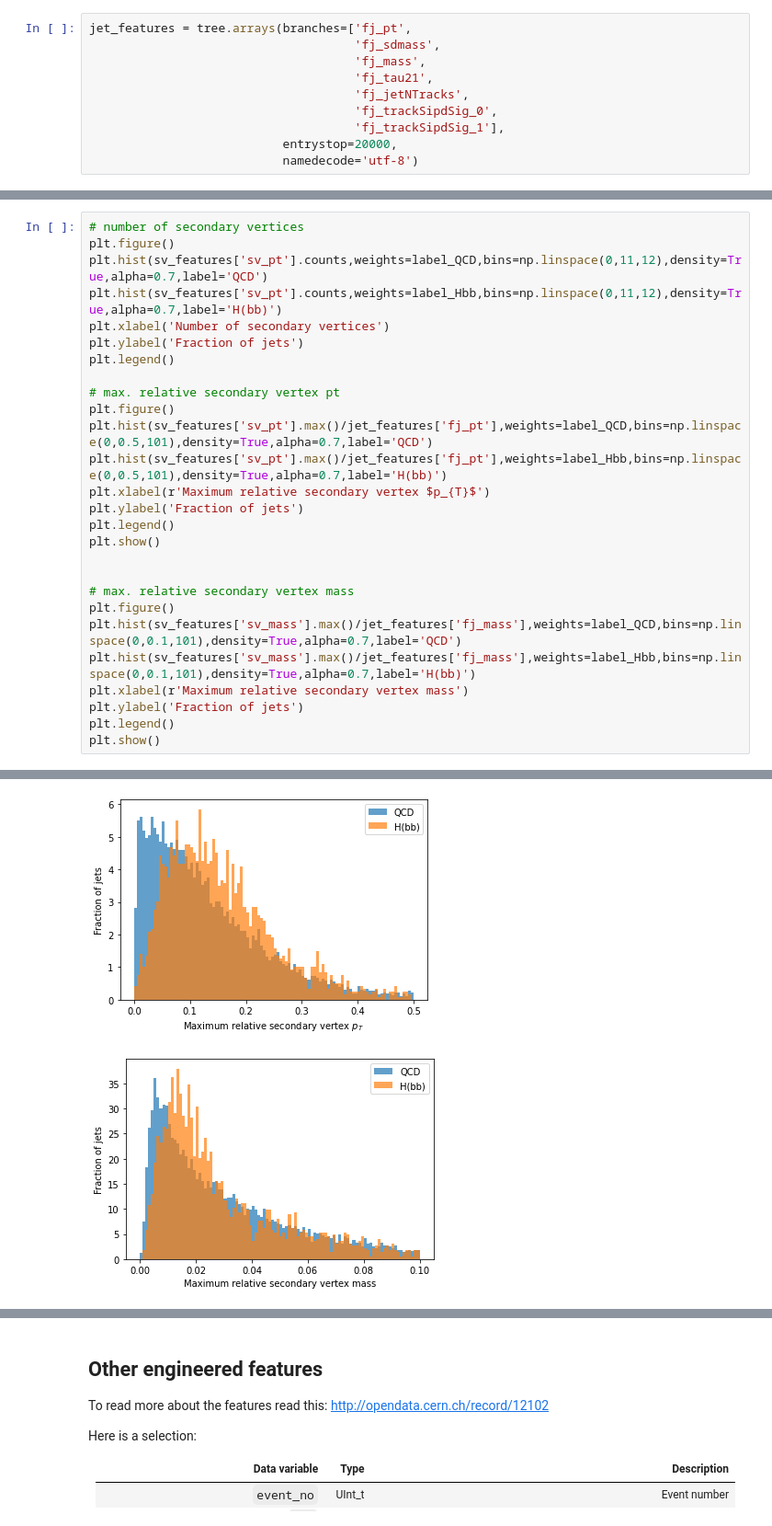
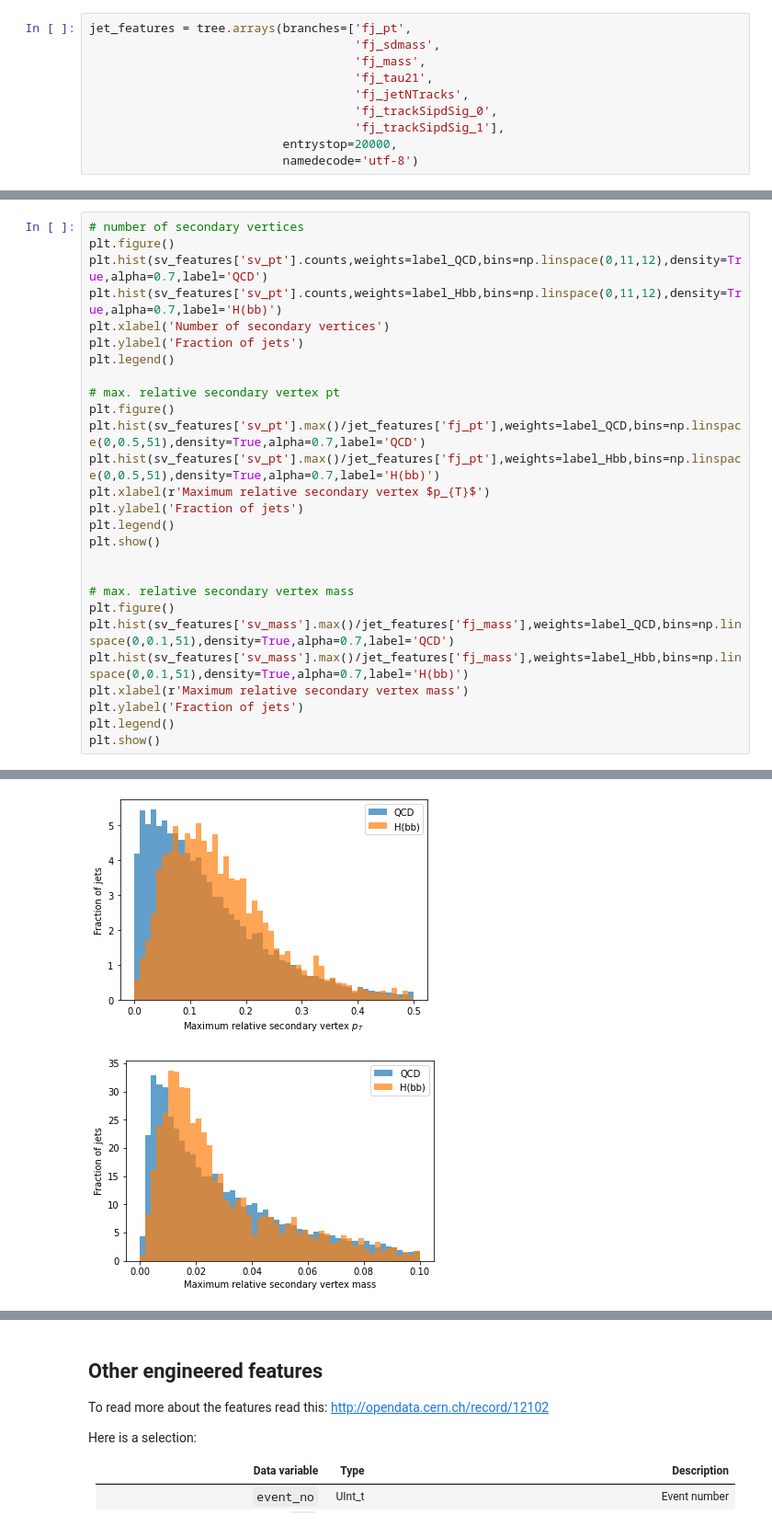
Before and after one commit to faroukmokhtar/GNN, a Jupyter notebook: weeks/03-features.ipynb, the cells around one changed output, grey strips where cells are left out. Shown: that part at 92% size. Cells and saved outputs as stored; diff of their text form.

```diff
--- a/weeks/03-features.ipynb
+++ b/weeks/03-features.ipynb
@@ -145,31 +145,31 @@ Let's visualize the separation by plotting the signal and background for several
 # %%
 # number of secondary vertices
 plt.figure()
 plt.hist(sv_features['sv_pt'].counts,weights=label_QCD,bins=np.linspace(0,11,12),density=True,alpha=0.7,label='QCD')
 plt.hist(sv_features['sv_pt'].counts,weights=label_Hbb,bins=np.linspace(0,11,12),density=True,alpha=0.7,label='H(bb)')
 plt.xlabel('Number of secondary vertices')
 plt.ylabel('Fraction of jets')
 plt.legend()
 
 # max. relative secondary vertex pt
 plt.figure()
-plt.hist(sv_features['sv_pt'].max()/jet_features['fj_pt'],weights=label_QCD,bins=np.linspace(0,0.5,101),density=True,alpha=0.7,label='QCD')
-plt.hist(sv_features['sv_pt'].max()/jet_features['fj_pt'],weights=label_Hbb,bins=np.linspace(0,0.5,101),density=True,alpha=0.7,label='H(bb)')
+plt.hist(sv_features['sv_pt'].max()/jet_features['fj_pt'],weights=label_QCD,bins=np.linspace(0,0.5,51),density=True,alpha=0.7,label='QCD')
+plt.hist(sv_features['sv_pt'].max()/jet_features['fj_pt'],weights=label_Hbb,bins=np.linspace(0,0.5,51),density=True,alpha=0.7,label='H(bb)')
 plt.xlabel(r'Maximum relative secondary vertex $p_{T}$')
 plt.ylabel('Fraction of jets')
 plt.legend()
 plt.show()
 
 
 # max. relative secondary vertex mass
 plt.figure()
-plt.hist(sv_features['sv_mass'].max()/jet_features['fj_mass'],weights=label_QCD,bins=np.linspace(0,0.1,101),density=True,alpha=0.7,label='QCD')
-plt.hist(sv_features['sv_mass'].max()/jet_features['fj_mass'],weights=label_Hbb,bins=np.linspace(0,0.1,101),density=True,alpha=0.7,label='H(bb)')
+plt.hist(sv_features['sv_mass'].max()/jet_features['fj_mass'],weights=label_QCD,bins=np.linspace(0,0.1,51),density=True,alpha=0.7,label='QCD')
+plt.hist(sv_features['sv_mass'].max()/jet_features['fj_mass'],weights=label_Hbb,bins=np.linspace(0,0.1,51),density=True,alpha=0.7,label='H(bb)')
 plt.xlabel(r'Maximum relative secondary vertex mass')
 plt.ylabel('Fraction of jets')
 plt.legend()
 plt.show()
 # %% [output]
 [figure]
-[figure, old version]
+[figure, new version]
-[figure, old version]
+[figure, new version]
```
Also changed, not shown: parts of 5 cells of this notebook, 3 other files.
